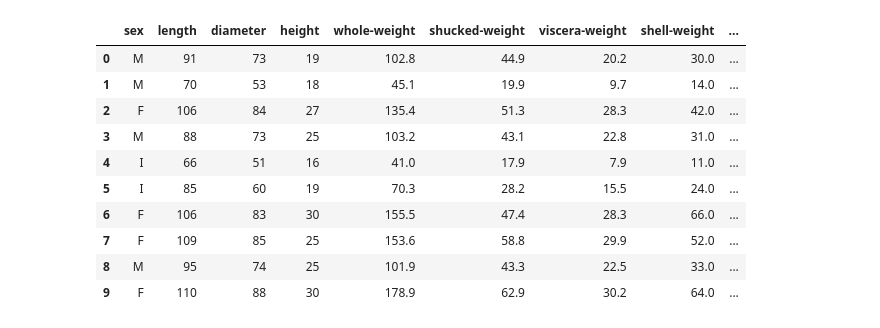
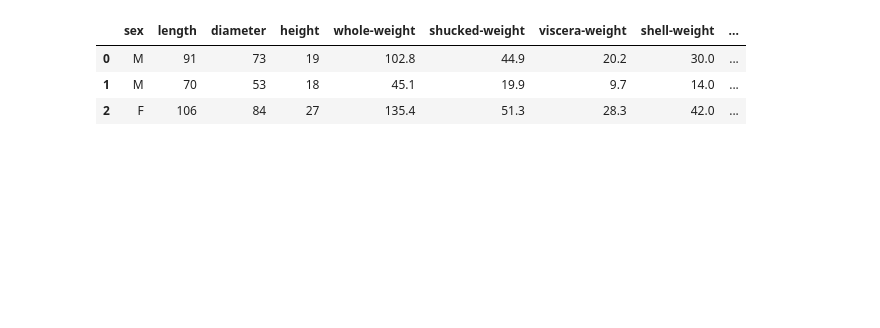
Before and after one commit to CeliaDiazSanchez/Data-Mining, a Jupyter notebook: LAB05.ipynb, the cells around one changed output. Drawn from its saved outputs; the diff is of its cells as text; code cells hidden in the pictures; blank space fills up the shorter version.

```diff
--- a/LAB05.ipynb
+++ b/LAB05.ipynb
@@ -96,16 +74,9 @@ df.head(10)
 # %%
 df2 = pd.read_csv('abalone_original.csv')
 # Mostramos las 5 primeras entradas del dataset
-df2.head(10)
+df2.head(3)
 # %% [output]
 |  | sex | length | diameter | height | whole-weight | shucked-weight | viscera-weight | shell-weight | ... |
 | 0 | M | 91 | 73 | 19 | 102.8 | 44.9 | 20.2 | 30.0 | ... |
 | 1 | M | 70 | 53 | 18 | 45.1 | 19.9 | 9.7 | 14.0 | ... |
 | 2 | F | 106 | 84 | 27 | 135.4 | 51.3 | 28.3 | 42.0 | ... |
-| 3 | M | 88 | 73 | 25 | 103.2 | 43.1 | 22.8 | 31.0 | ... |
-| 4 | I | 66 | 51 | 16 | 41.0 | 17.9 | 7.9 | 11.0 | ... |
-| 5 | I | 85 | 60 | 19 | 70.3 | 28.2 | 15.5 | 24.0 | ... |
-| 6 | F | 106 | 83 | 30 | 155.5 | 47.4 | 28.3 | 66.0 | ... |
-| 7 | F | 109 | 85 | 25 | 153.6 | 58.8 | 29.9 | 52.0 | ... |
-| 8 | M | 95 | 74 | 25 | 101.9 | 43.3 | 22.5 | 33.0 | ... |
-| 9 | F | 110 | 88 | 30 | 178.9 | 62.9 | 30.2 | 64.0 | ... |
```
Also changed, not shown: parts of 11 cells of this notebook.
